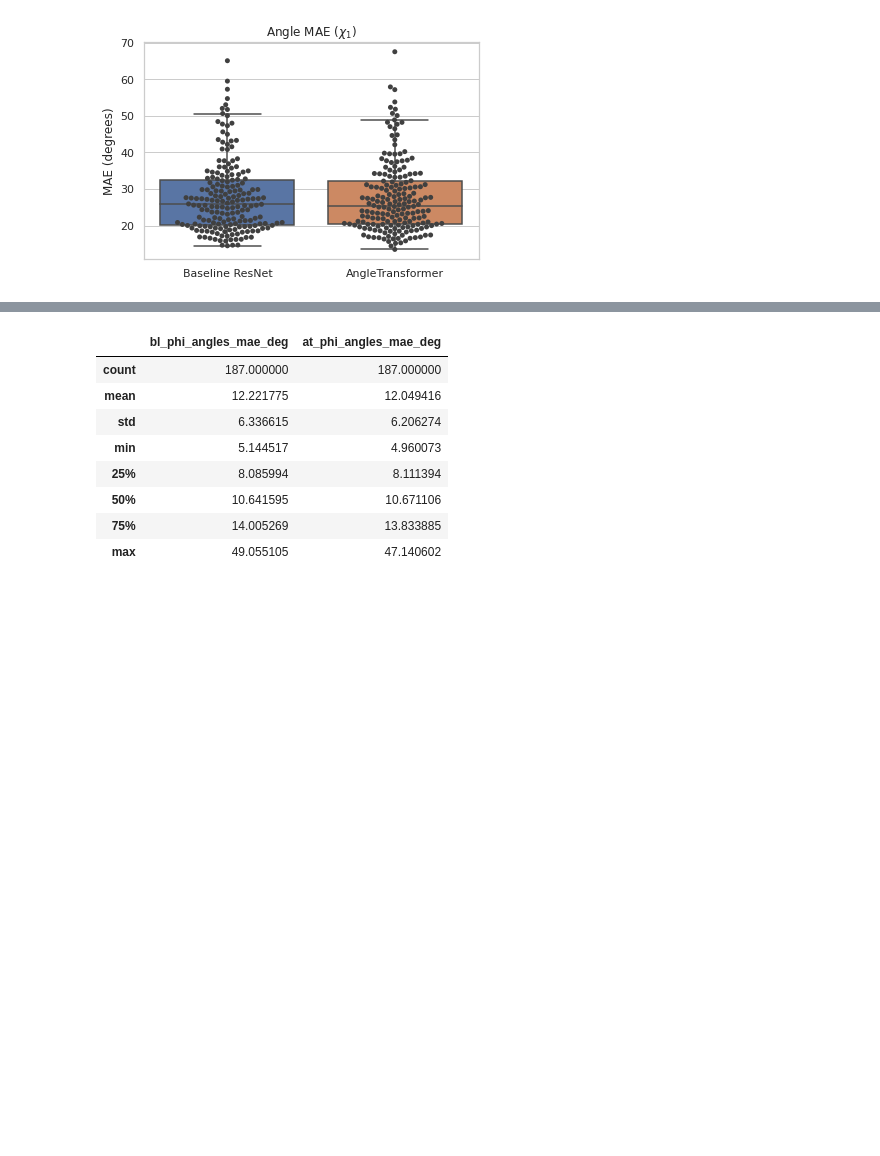
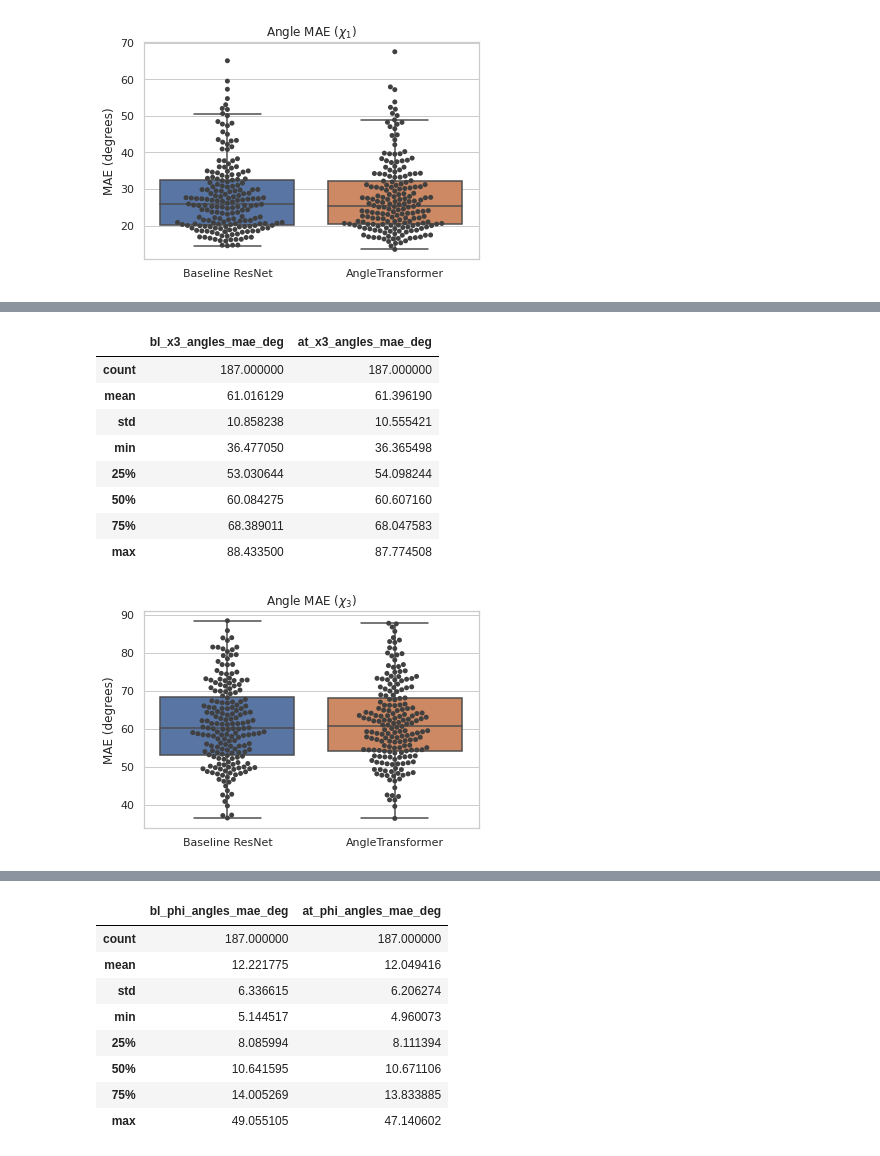
Before and after one commit to jonathanking/openfold, a Jupyter notebook: jk_research/angletransformer/230617_AT_angle_analysis.ipynb, the cells around one changed output, grey strips where cells are left out. Saved outputs shown, nothing was run; the diff lists cells and outputs as text; code cells hidden in the pictures; blank space fills up the shorter version.

```diff
--- a/jk_research/angletransformer/230617_AT_angle_analysis.ipynb
+++ b/jk_research/angletransformer/230617_AT_angle_analysis.ipynb
@@ -355,0 +386,30 @@ pdb_df[['bl_x1_angles_mae_deg', 'at_x1_angles_mae_deg']].describe()
+# %%
+pdb_df['bl_x3_angles_mae'] = pdb_df.apply(lambda row: float(angle_mae(torch.tensor(row['true_bl_chi_angles'][:, 5:6]), torch.tensor(row['pred_bl_chi_angles'][:, 5:6]))), axis=1)
+pdb_df['at_x3_angles_mae'] = pdb_df.apply(lambda row: float(angle_mae(torch.tensor(row['true_at_chi_angles'][:, 5:6]), torch.tensor(row['pred_at_chi_angles'][:, 5:6]))), axis=1)
+
+pdb_df['bl_x3_angles_mae_deg'] = pdb_df['bl_x3_angles_mae'].apply(lambda x: np.rad2deg(x))
+pdb_df['at_x3_angles_mae_deg'] = pdb_df['at_x3_angles_mae'].apply(lambda x: np.rad2deg(x))
+
+ax = sns.boxplot(data=pdb_df[['bl_x3_angles_mae_deg', 'at_x3_angles_mae_deg']], showfliers=False, )
+sns.swarmplot(data=pdb_df[['bl_x3_angles_mae_deg', 'at_x3_angles_mae_deg']], color=".25")
+# plt.xlabel("Model")
+plt.ylabel("MAE (degrees)")
+plt.title("Angle MAE ($\chi_3$)")
+
+# labels = ax.get_xticklabels()
+# print(labels)
+labels = ["Baseline ResNet", "AngleTransformer"]
+ax.set_xticklabels(labels)
+
+pdb_df[['bl_x3_angles_mae_deg', 'at_x3_angles_mae_deg']].describe()
+# %% [output]
+|  | bl_x3_angles_mae_deg | at_x3_angles_mae_deg |
+| count | 187.000000 | 187.000000 |
+| mean | 61.016129 | 61.396190 |
+| std | 10.858238 | 10.555421 |
+| min | 36.477050 | 36.365498 |
+| 25% | 53.030644 | 54.098244 |
+| 50% | 60.084275 | 60.607160 |
+| 75% | 68.389011 | 68.047583 |
+| max | 88.433500 | 87.774508 |
+[figure, added]
```
Also changed, not shown: parts of 2 cells of this notebook, 2 other files.
